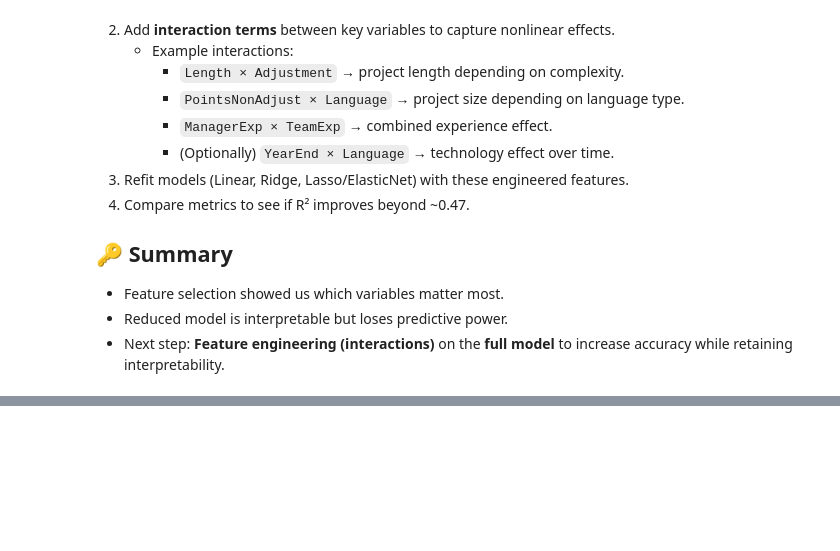
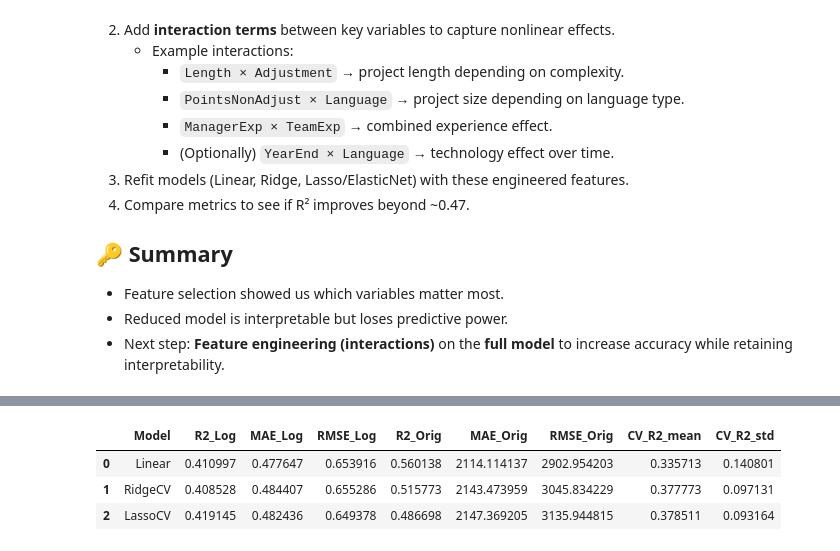
Before and after one commit to Shahbazi-Amir/SmartDevTime, a Jupyter notebook: smartdevtime_project_2.ipynb, the cells around one changed output, grey strips where cells are left out. Drawn from its saved outputs; the diff is of its cells as text; code cells hidden in the pictures; blank space fills up the shorter version.

Commit message:
new pipe line

```diff
--- a/smartdevtime_project_2.ipynb
+++ b/smartdevtime_project_2.ipynb
@@ -796,0 +862,87 @@ To improve predictive accuracy, we will:
+# %%
+# Fresh rebuild of interactions + fresh train/test split + modeling
+# ---------------------------------------------------------------
+import numpy as np
+import pandas as pd
+from sklearn.model_selection import train_test_split, KFold, cross_val_score
+from sklearn.preprocessing import StandardScaler, OneHotEncoder
+from sklearn.compose import ColumnTransformer
+from sklearn.pipeline import Pipeline
+from sklearn.linear_model import LinearRegression, RidgeCV, LassoCV
+from sklearn.metrics import r2_score, mean_absolute_error, mean_squared_error
+
+# 0) Base DF
+if 'df_cleaned' not in globals():
+    raise NameError("`df_cleaned` not found. Please ensure it exists.")
+
+# 1) Rebuild interactions from scratch (overwrite if present)
+dfi = df_cleaned.copy()
+dfi["Length_x_Adjustment"] = dfi["Length"] * dfi["Adjustment"]
+dfi["PointsNonAdjust_x_Adjustment"] = dfi["PointsNonAdjust"] * dfi["Adjustment"]
+dfi["ManagerExp_x_TeamExp"] = dfi["ManagerExp"] * dfi["TeamExp"]
+
+# 2) Feature list
+base_features = [
+    "TeamExp","ManagerExp","YearEnd","Length","Transactions",
+    "Entities","PointsNonAdjust","Adjustment","PointsAjust","Language"
+]
+interaction_features = [
+    "Length_x_Adjustment",
+    "PointsNonAdjust_x_Adjustment",
+    "ManagerExp_x_TeamExp",
+]
+feature_cols_full = base_features + interaction_features
+
+# 3) Target + Design matrix
+y_log = dfi["LogEffort"].to_numpy() if "LogEffort" in dfi.columns else np.log(dfi["Effort"].to_numpy())
+X = dfi[feature_cols_full].copy()
+
+# 4) ALWAYS make a fresh split (do not reuse old X_train/X_test)
+X_train, X_test, y_train_log, y_test_log = train_test_split(
+    X, y_log, test_size=0.2, random_state=42
+)
+
+# 5) Preprocess
+num = [c for c in feature_cols_full if c != "Language"]
+cat = ["Language"]
+pre = ColumnTransformer([
+    ("num", StandardScaler(), num),
+    ("cat", OneHotEncoder(drop="if_binary", handle_unknown="ignore"), cat),
+])
+
+# 6) Models
+models = {
+    "Linear": LinearRegression(),
+    "RidgeCV": RidgeCV(alphas=np.logspace(-4, 3, 50), cv=5),
+    "LassoCV": LassoCV(alphas=np.logspace(-4, 2, 60), cv=5, random_state=42, max_iter=10000, tol=1e-4),
+}
+
+# 7) Train/evaluate
+results = []
+for name, est in models.items():
+    pipe = Pipeline([("pre", pre), ("model", est)])
+    pipe.fit(X_train, y_train_log)
+    y_pred_log = pipe.predict(X_test)
+
+    r2_l  = r2_score(y_test_log, y_pred_log)
+    mae_l = mean_absolute_error(y_test_log, y_pred_log)
+    rmse_l = np.sqrt(mean_squared_error(y_test_log, y_pred_log))
+
+    y_test = np.exp(y_test_log); y_pred = np.exp(y_pred_log)
+    r2_o  = r2_score(y_test, y_pred)
+    mae_o = mean_absolute_error(y_test, y_pred)
+    rmse_o = np.sqrt(mean_squared_error(y_test, y_pred))
+
+    cv = KFold(n_splits=5, shuffle=True, random_state=42)
+    cv_scores = cross_val_score(pipe, X_train, y_train_log, cv=cv, scoring="r2")
+    results.append([name, r2_l, mae_l, rmse_l, r2_o, mae_o, rmse_o, cv_scores.mean(), cv_scores.std()])
+
+res_int = pd.DataFrame(results, columns=[
+    "Model","R2_Log","MAE_Log","RMSE_Log",
+    "R2_Orig","MAE_Orig","RMSE_Orig",
+    "CV_R2_mean","CV_R2_std"
+]).sort_values("R2_Orig", ascending=False)
+
+print("[INFO] Columns present in X:", list(X.columns))
+res_int
+# %% [output]
@@ -796,0 +950,4 @@ To improve predictive accuracy, we will:
+|  | Model | R2_Log | MAE_Log | RMSE_Log | R2_Orig | MAE_Orig | RMSE_Orig | CV_R2_mean | CV_R2_std |
+| 0 | Linear | 0.410997 | 0.477647 | 0.653916 | 0.560138 | 2114.114137 | 2902.954203 | 0.335713 | 0.140801 |
+| 1 | RidgeCV | 0.408528 | 0.484407 | 0.655286 | 0.515773 | 2143.473959 | 3045.834229 | 0.377773 | 0.097131 |
+| 2 | LassoCV | 0.419145 | 0.482436 | 0.649378 | 0.486698 | 2147.369205 | 3135.944815 | 0.378511 | 0.093164 |
```
Also changed, not shown: parts of 2 cells of this notebook.
